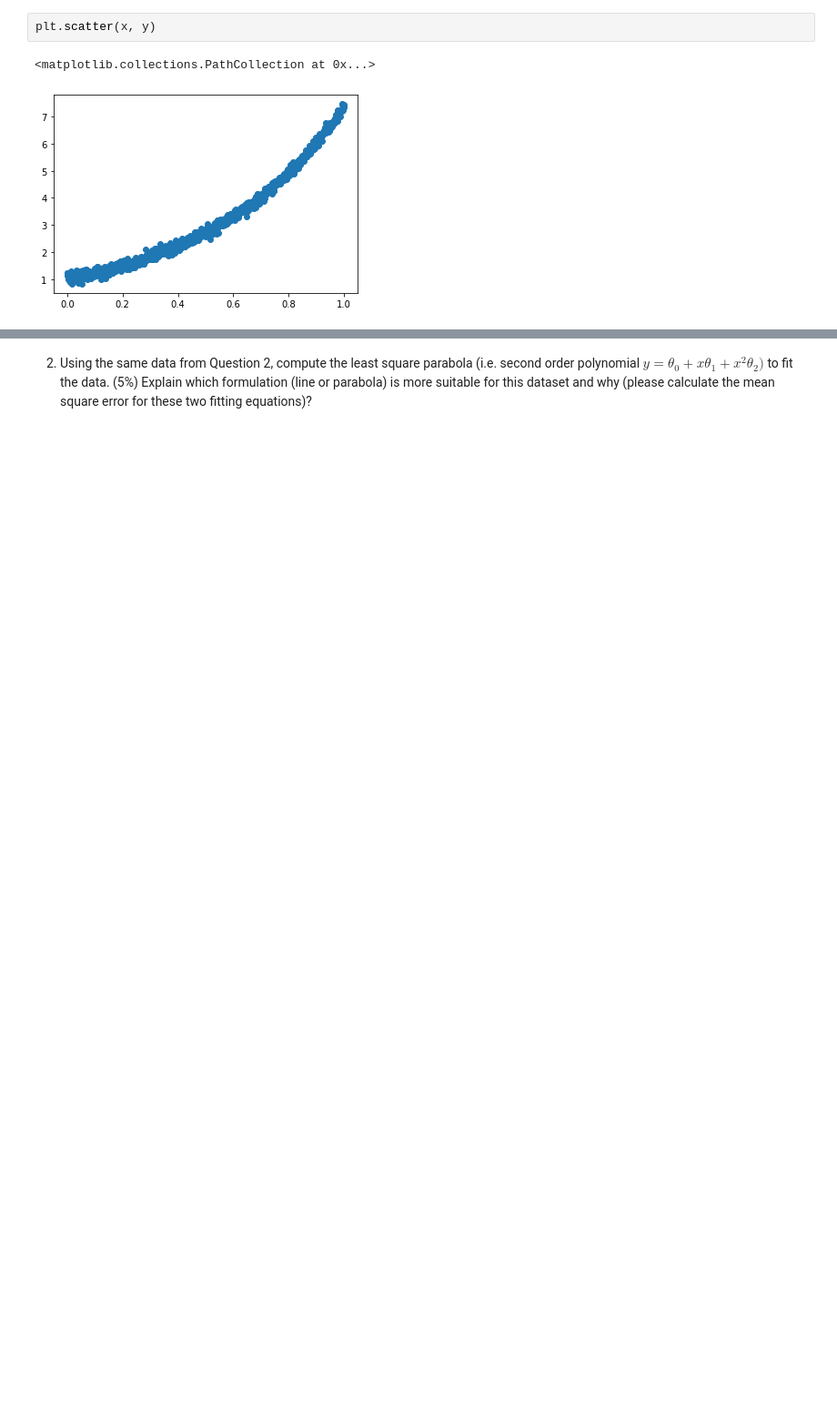
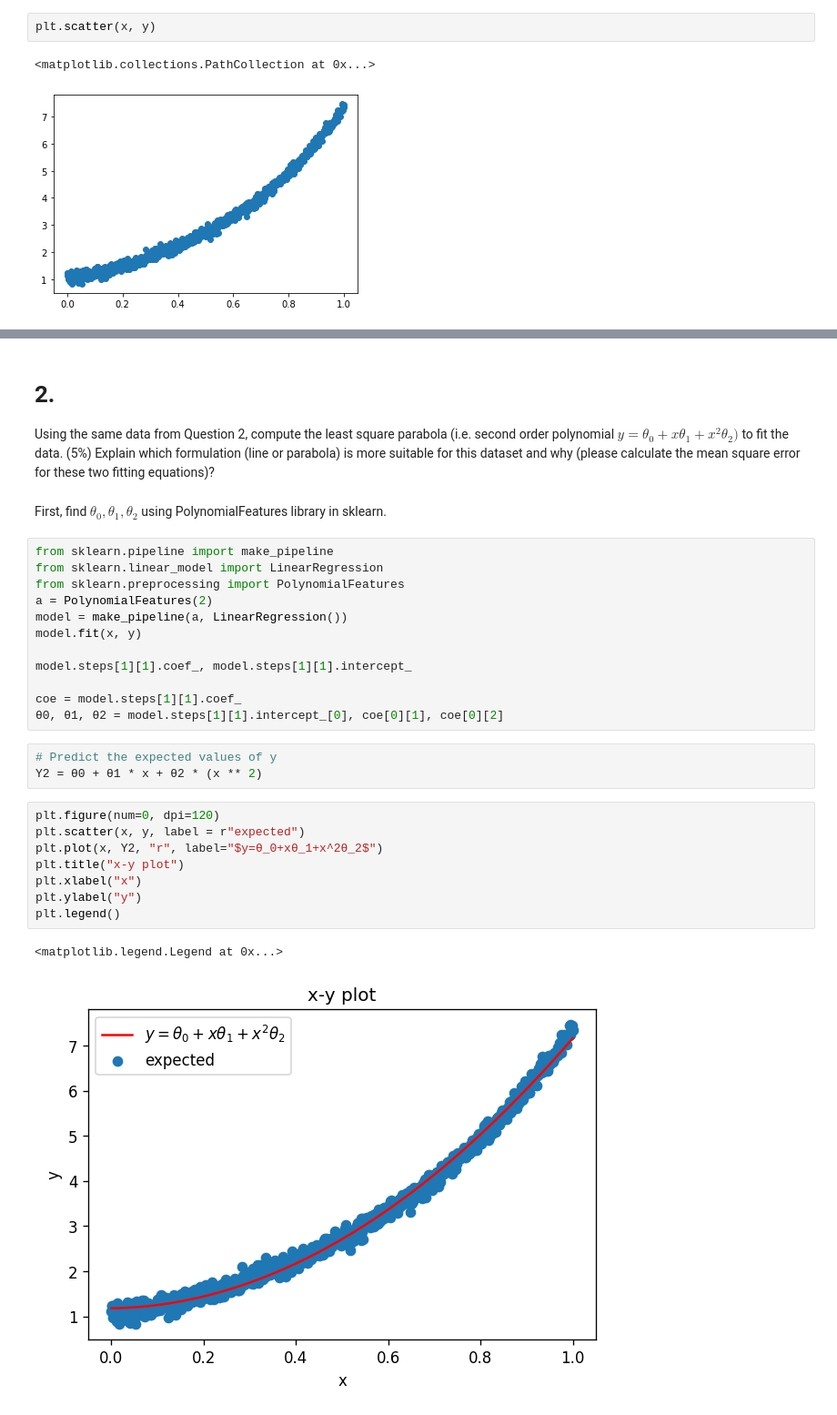
Before and after one commit to mequanent/Deep-Learning, a Jupyter notebook: Maths_for_Deep_Learning.ipynb, the cells around one changed output, grey strips where cells are left out. Shown at 91% size. Drawn from its saved outputs; the diff is of its cells as text; blank space fills up the shorter version.

```diff
--- a/Maths_for_Deep_Learning.ipynb
+++ b/Maths_for_Deep_Learning.ipynb
@@ -63,2 +70,31 @@ plt.legend()
 # %% [markdown]
-2. Using the same data from Question 2, compute the least square parabola (i.e. second order polynomial $y=θ_0+xθ_1+x^2 θ_2)$ to fit the data. (5%) Explain which formulation (line or parabola) is more suitable for this dataset and why (please calculate the mean square error for these two fitting equations)?
+# 2.
+Using the same data from Question 2, compute the least square parabola (i.e. second order polynomial $y=θ_0+xθ_1+x^2 θ_2)$ to fit the data. (5%) Explain which formulation (line or parabola) is more suitable for this dataset and why (please calculate the mean square error for these two fitting equations)?
+# %% [markdown]
+First, find $θ_0, θ_1, θ_2$ using PolynomialFeatures library in sklearn.
+# %%
+from sklearn.pipeline import make_pipeline
+from sklearn.linear_model import LinearRegression
+from sklearn.preprocessing import PolynomialFeatures
+a = PolynomialFeatures(2)
+model = make_pipeline(a, LinearRegression())
+model.fit(x, y)
+
+model.steps[1][1].coef_, model.steps[1][1].intercept_
+
+coe = model.steps[1][1].coef_
+θ0, θ1, θ2 = model.steps[1][1].intercept_[0], coe[0][1], coe[0][2]
+# %%
+# Predict the expected values of y
+Y2 = θ0 + θ1 * x + θ2 * (x ** 2)
+# %%
+plt.figure(num=0, dpi=120)
+plt.scatter(x, y, label = r"expected")
+plt.plot(x, Y2, "r", label="$y=θ_0+xθ_1+x^2θ_2$")
+plt.title("x-y plot")
+plt.xlabel("x")
+plt.ylabel("y")
+plt.legend()
+# %% [output]
+<matplotlib.legend.Legend at 0x...>
+[figure, added]
```
Also changed, not shown: parts of 12 cells of this notebook.
